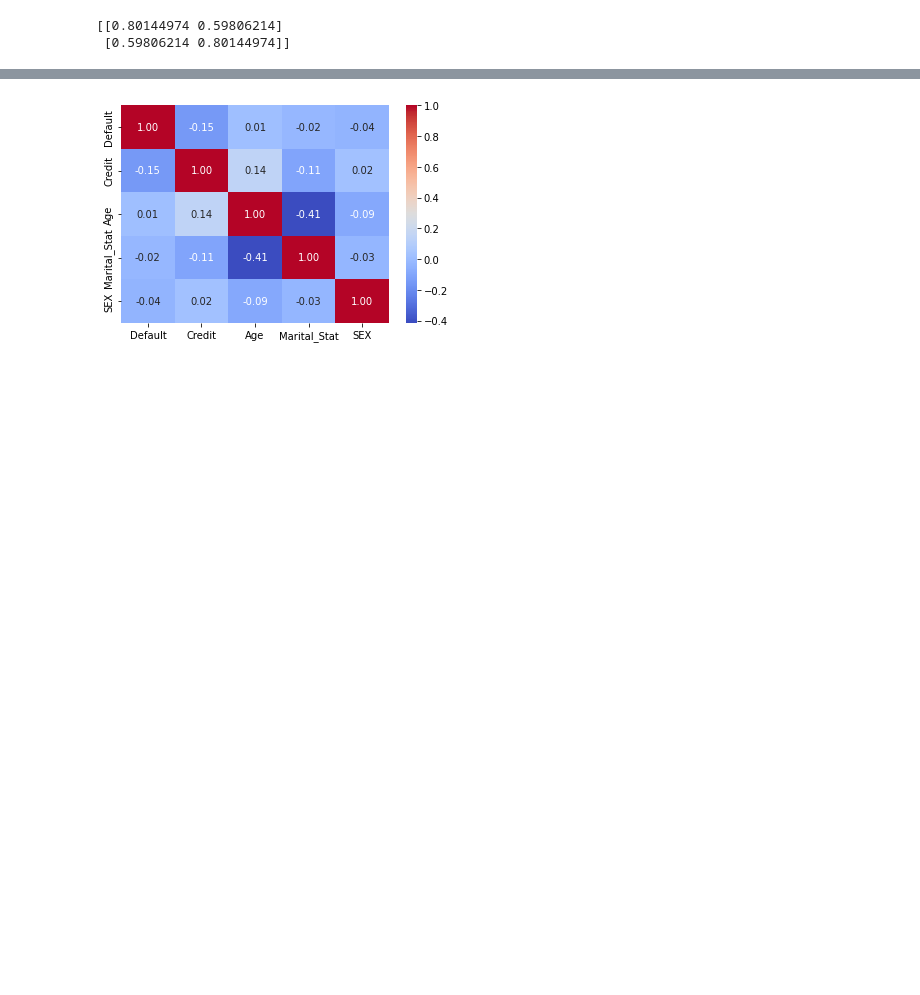
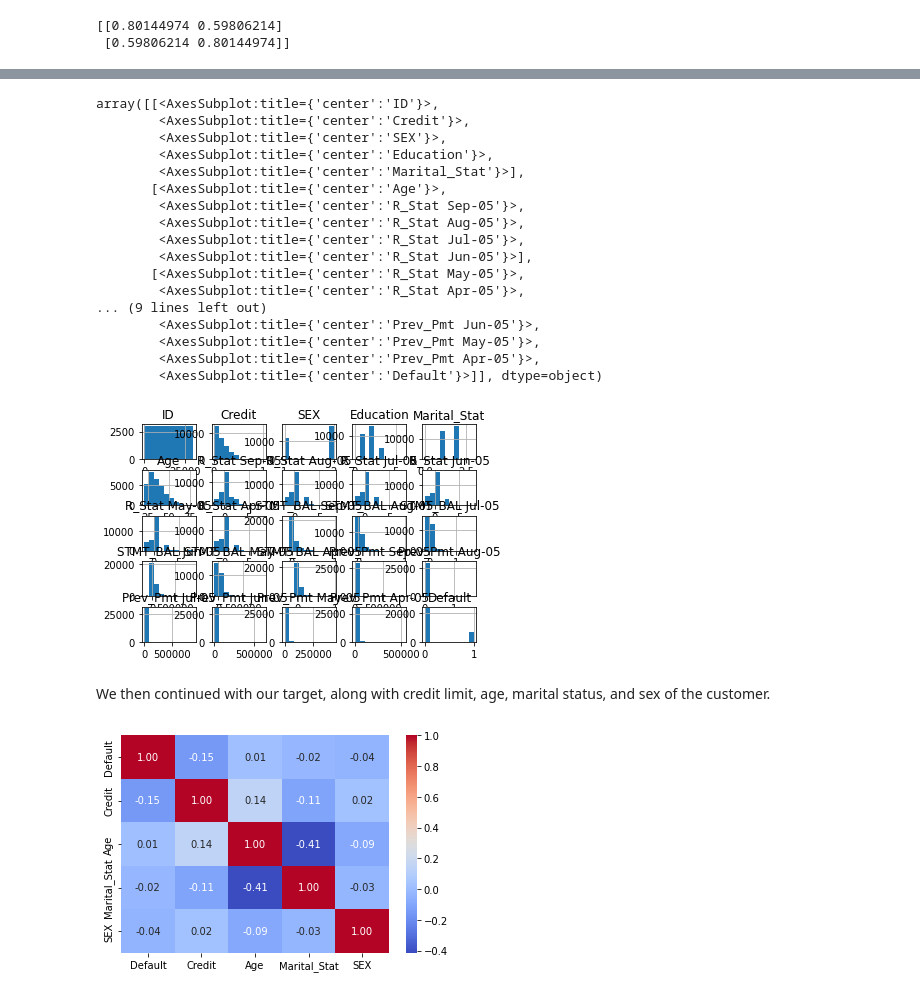
Before and after one commit to halle15/DATA-400_Final_Project, a Jupyter notebook: Final_Project.ipynb, the cells around one changed output, grey strips where cells are left out. Drawn from its saved outputs; the diff is of its cells as text; code cells hidden in the pictures; blank space fills up the shorter version.

```diff
--- a/Final_Project.ipynb
+++ b/Final_Project.ipynb
@@ -160,3 +173,26 @@ We began with our target, along with credit limit, age, marital status, and sex
+# %%
+df.hist()
+# %% [output]
+array([[<AxesSubplot:title={'center':'ID'}>,
+        <AxesSubplot:title={'center':'Credit'}>,
+        <AxesSubplot:title={'center':'SEX'}>,
+        <AxesSubplot:title={'center':'Education'}>,
+        <AxesSubplot:title={'center':'Marital_Stat'}>],
+       [<AxesSubplot:title={'center':'Age'}>,
+        <AxesSubplot:title={'center':'R_Stat Sep-05'}>,
+        <AxesSubplot:title={'center':'R_Stat Aug-05'}>,
+        <AxesSubplot:title={'center':'R_Stat Jul-05'}>,
+        <AxesSubplot:title={'center':'R_Stat Jun-05'}>],
+       [<AxesSubplot:title={'center':'R_Stat May-05'}>,
+        <AxesSubplot:title={'center':'R_Stat Apr-05'}>,
+... (9 lines left out)
+        <AxesSubplot:title={'center':'Prev_Pmt Jun-05'}>,
+        <AxesSubplot:title={'center':'Prev_Pmt May-05'}>,
+        <AxesSubplot:title={'center':'Prev_Pmt Apr-05'}>,
+        <AxesSubplot:title={'center':'Default'}>]], dtype=object)
+[figure, added]
+# %% [markdown]
+We then continued with our target, along with credit limit, age, marital status, and sex of the customer.
 # %%
 import seaborn as sns
 g = sns.heatmap(df[['Default', 'Credit', 'Age' , 'Marital_Stat', 'SEX']].corr(),annot=True, fmt =".2f",
```
Also changed, not shown: parts of 3 cells of this notebook.
